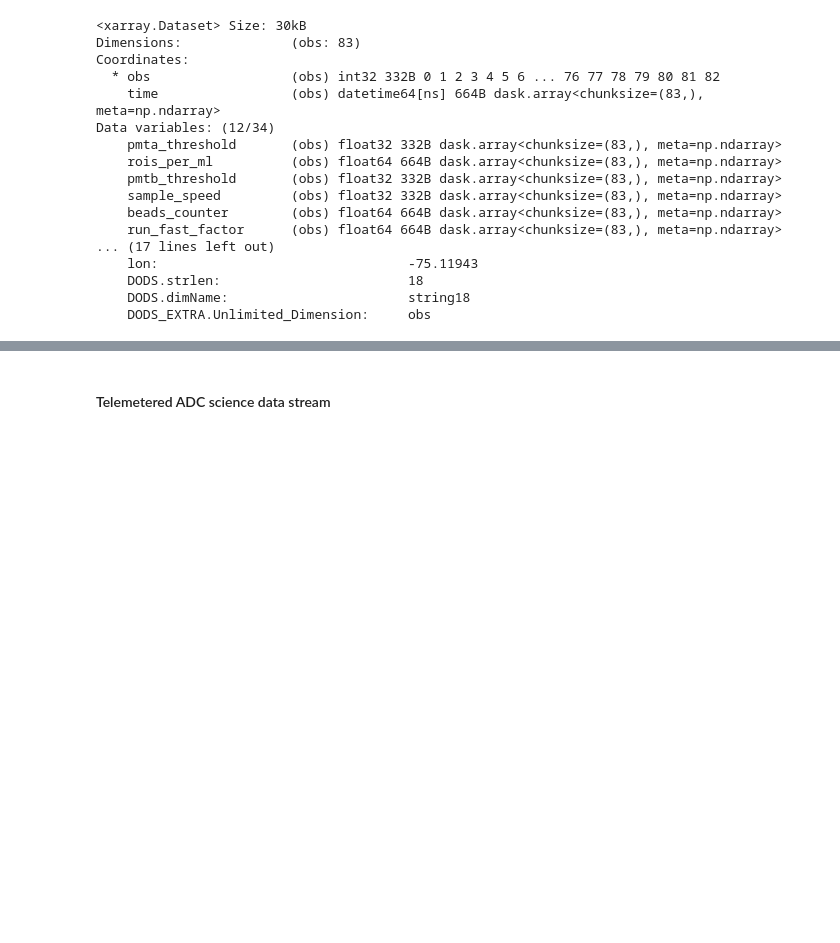
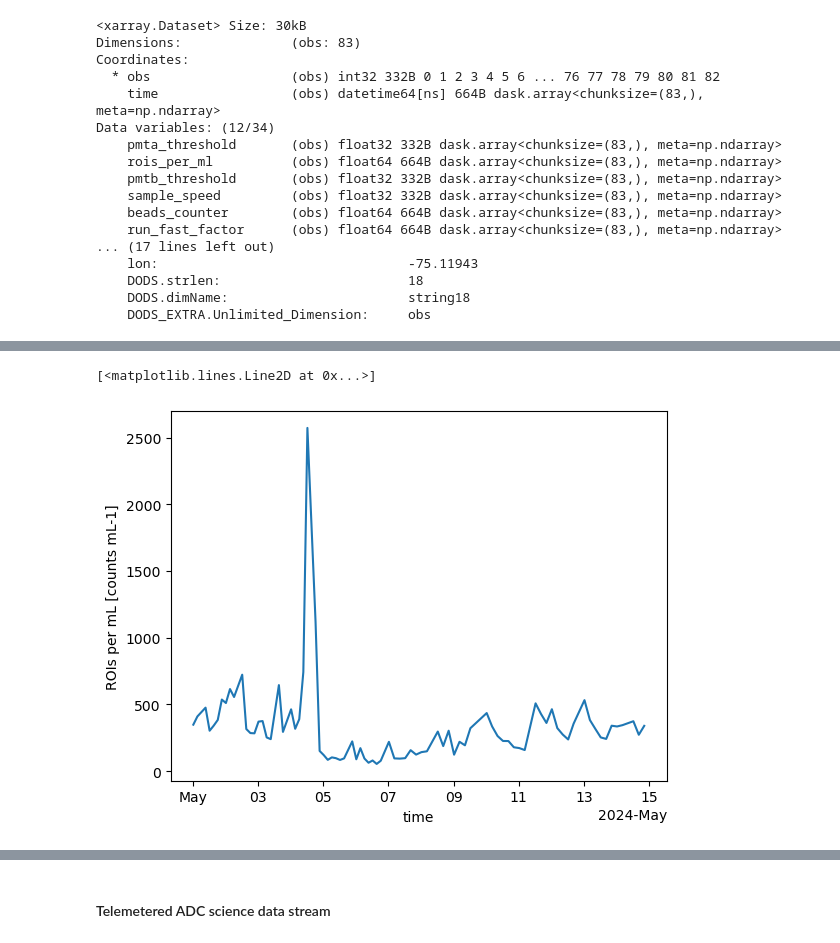
Before and after one commit to cooleyky/pioneer-21, a Jupyter notebook: Dev0_PLIMS_Testing.ipynb, the cells around one changed output, grey strips where cells are left out. Cells and saved outputs as stored; diff of their text form; code cells hidden in the pictures; blank space fills up the shorter version.

```diff
--- a/Dev0_PLIMS_Testing.ipynb
+++ b/Dev0_PLIMS_Testing.ipynb
@@ -270,0 +294,5 @@ Data variables: (12/34)
+# %%
+data_hdrsci.rois_per_ml.plot(x="time")
+# %% [output]
+[<matplotlib.lines.Line2D at 0x...>]
+[figure, added]
```
Also changed, not shown: parts of 44 cells of this notebook, 1 other file.
